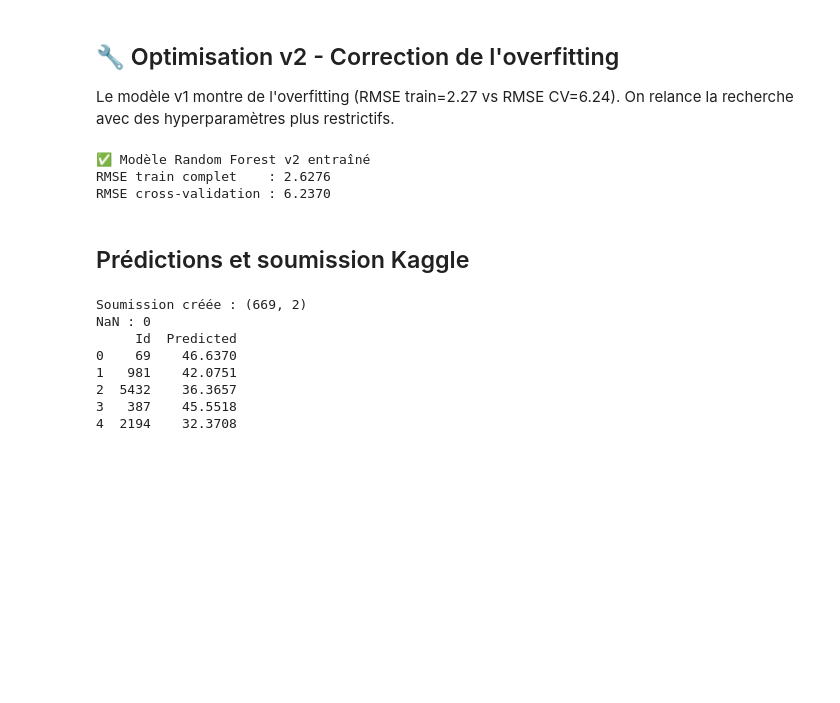
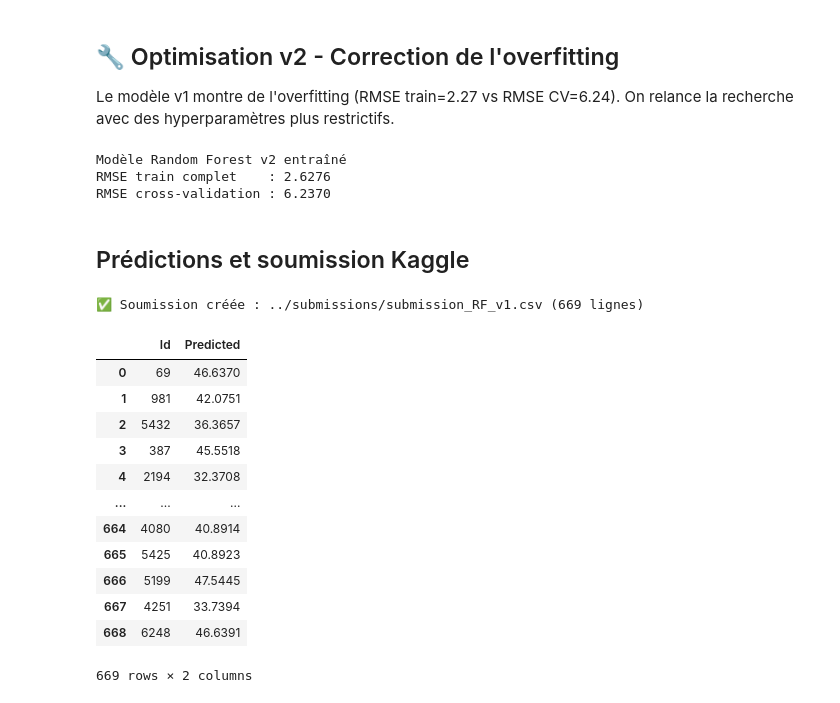
Before and after one commit to FlingTonai/Projet_Machine_Learning, a Jupyter notebook: notebooks/03_model_RandomForest.ipynb, the cells around one changed output. Saved outputs shown, nothing was run; the diff lists cells and outputs as text; code cells hidden in the pictures; blank space fills up the shorter version.

```diff
--- a/notebooks/03_model_RandomForest.ipynb
+++ b/notebooks/03_model_RandomForest.ipynb
@@ -165,13 +168,13 @@ pipeline_final_v2 = Pipeline([
 pipeline_final_v2.fit(X, y)
 
 y_pred_train = pipeline_final_v2.predict(X)
-rmse_train = np.sqrt(mean_squared_error(y, y_pred_train))
+rmse_train   = compute_rmse(y, y_pred_train)
 
-print(f"✅ Modèle Random Forest v2 entraîné")
+print(f"Modèle Random Forest v2 entraîné")
 print(f"RMSE train complet    : {rmse_train:.4f}")
 print(f"RMSE cross-validation : 6.2370")
 # %% [output]
-✅ Modèle Random Forest v2 entraîné
+Modèle Random Forest v2 entraîné
 RMSE train complet    : 2.6276
 RMSE cross-validation : 6.2370
 # %% [markdown]
@@ -179,24 +182,25 @@ RMSE cross-validation : 6.2370
 # %%
 # Prédictions sur le test
 y_pred_test = pipeline_final_v2.predict(X_test)
 
-# Créer le fichier de soumission
-submission = pd.DataFrame({
-    "Id": test["commune_id"],
-    "Predicted": y_pred_test
-})
-
-submission.to_csv("../submissions/submission_RF_v1.csv", index=False)
-
-print(f"Soumission créée : {submission.shape}")
-print(f"NaN : {submission.isnull().sum().sum()}")
-print(submission.head())
+# Création du fichier de soumission
+create_submission(
+    commune_ids=test["commune_id"],
+    y_pred=y_pred_test,
+    filename="../submissions/submission_RF_v1.csv"
+)
 # %% [output]
-Soumission créée : (669, 2)
-NaN : 0
-     Id  Predicted
-0    69    46.6370
-1   981    42.0751
-2  5432    36.3657
-3   387    45.5518
-4  2194    32.3708
+✅ Soumission créée : ../submissions/submission_RF_v1.csv (669 lignes)
+|  | Id | Predicted |
+| 0 | 69 | 46.6370 |
+| 1 | 981 | 42.0751 |
+| 2 | 5432 | 36.3657 |
+| 3 | 387 | 45.5518 |
+| 4 | 2194 | 32.3708 |
+| ... | ... | ... |
+| 664 | 4080 | 40.8914 |
+| 665 | 5425 | 40.8923 |
+| 666 | 5199 | 47.5445 |
+| 667 | 4251 | 33.7394 |
+| 668 | 6248 | 46.6391 |
+669 rows × 2 columns
```
Also changed, not shown: parts of 2 cells of this notebook, 6 other files.
